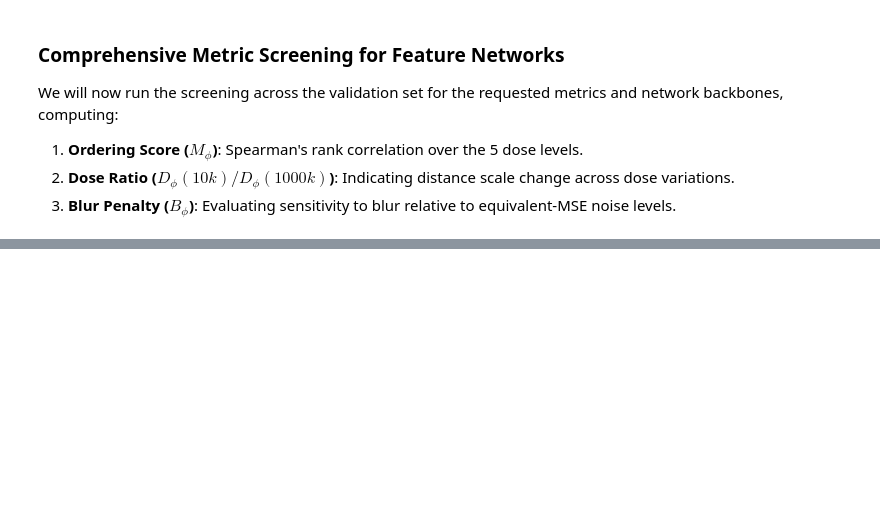
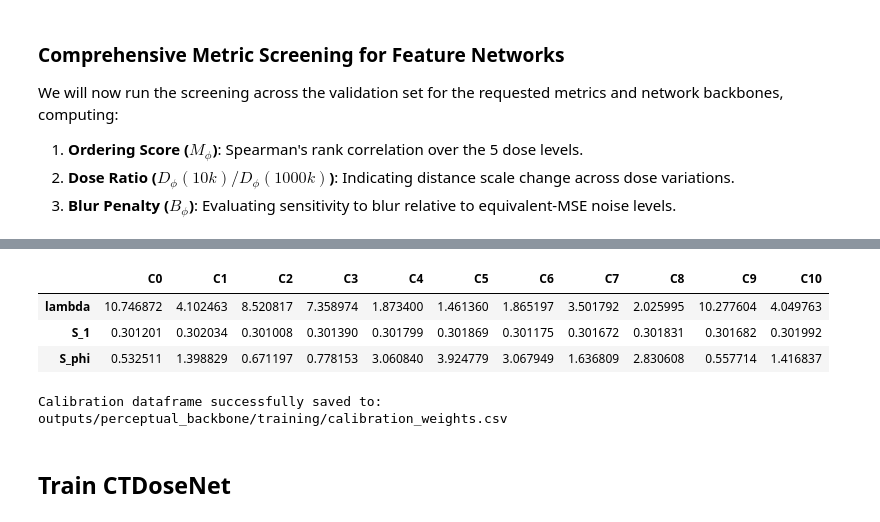
Before and after one commit to UnkindledTwo/perceptual_backbone_ldct, a Jupyter notebook: perceptual_backbone_ldct.ipynb, the cells around one changed output, grey strips where cells are left out. Saved outputs shown, nothing was run; the diff lists cells and outputs as text; code cells hidden in the pictures; blank space fills up the shorter version.

```diff
--- a/perceptual_backbone_ldct.ipynb
+++ b/perceptual_backbone_ldct.ipynb
@@ -761,0 +704,11 @@ Screening MedSigLIP-448 (pointwise)...
+# %%
+from model import UNet
+from config import PerceptualConfig
+import random
+
+config_train = PerceptualConfig(run_name="training", data_root="/content/minideeplesion/")
+
+model = UNet().to(device)
+model.eval()
+
+random.seed(config_train.seed)
@@ -761,0 +1031,22 @@ Screening MedSigLIP-448 (pointwise)...
+# %%
+# Create Pandas DataFrame and render
+df_calibration = pd.DataFrame(perceptual_weights)
+display(df_calibration)
+
+import os
+
+# Define output path using config_train's run directory
+cal_save_path = config_train.run_dir / "calibration_weights.csv"
+os.makedirs(config_train.run_dir, exist_ok=True)
+
+# Save the dataframe
+df_calibration.to_csv(cal_save_path)
+print(f"Calibration dataframe successfully saved to: {cal_save_path}")
+# %% [output]
+|  | C0 | C1 | C2 | C3 | C4 | C5 | C6 | C7 | C8 | C9 | C10 |
+| lambda | 10.746872 | 4.102463 | 8.520817 | 7.358974 | 1.873400 | 1.461360 | 1.865197 | 3.501792 | 2.025995 | 10.277604 | 4.049763 |
+| S_1 | 0.301201 | 0.302034 | 0.301008 | 0.301390 | 0.301799 | 0.301869 | 0.301175 | 0.301672 | 0.301831 | 0.301682 | 0.301992 |
+| S_phi | 0.532511 | 1.398829 | 0.671197 | 0.778153 | 3.060840 | 3.924779 | 3.067949 | 1.636809 | 2.830608 | 0.557714 | 1.416837 |
+Calibration dataframe successfully saved to: outputs/perceptual_backbone/training/calibration_weights.csv
+# %% [markdown]
+## Train CTDoseNet
```
Also changed, not shown: parts of 35 cells of this notebook.
